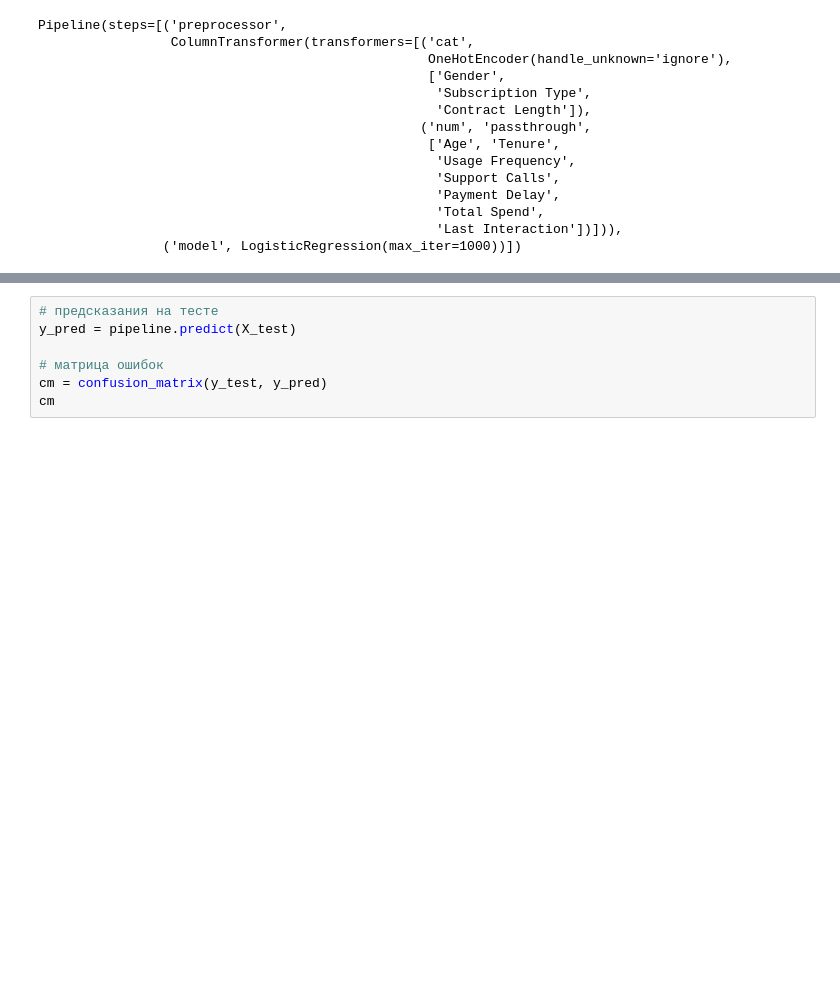
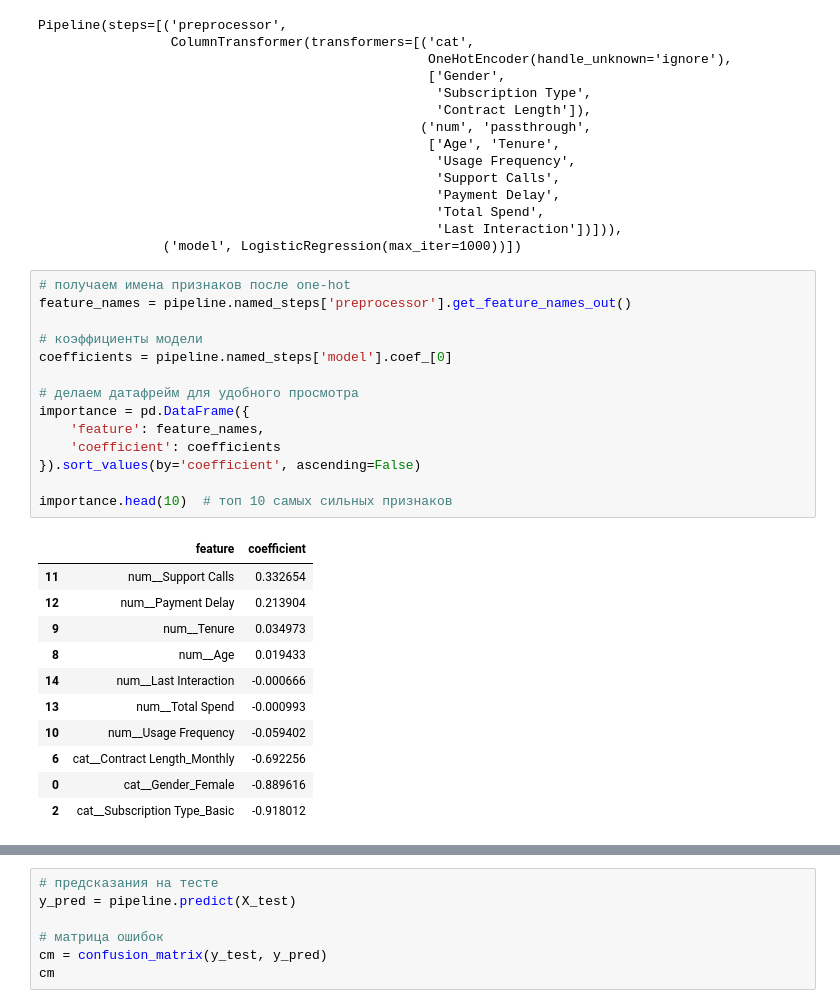
Before and after one commit to easyflygit/churn_prediction_project, a Jupyter notebook: notebooks/01_eda.ipynb, the cells around one changed output, grey strips where cells are left out. Drawn from its saved outputs; the diff is of its cells as text; blank space fills up the shorter version.

```diff
--- a/notebooks/01_eda.ipynb
+++ b/notebooks/01_eda.ipynb
@@ -113,3 +113,29 @@ Pipeline(steps=[('preprocessor',
                                                    'Total Spend',
                                                    'Last Interaction'])])),
                 ('model', LogisticRegression(max_iter=1000))])
+# %%
+# получаем имена признаков после one-hot
+feature_names = pipeline.named_steps['preprocessor'].get_feature_names_out()
+
+# коэффициенты модели
+coefficients = pipeline.named_steps['model'].coef_[0]
+
+# делаем датафрейм для удобного просмотра
+importance = pd.DataFrame({
+    'feature': feature_names,
+    'coefficient': coefficients
+}).sort_values(by='coefficient', ascending=False)
+
+importance.head(10)  # топ 10 самых сильных признаков
+# %% [output]
+|  | feature | coefficient |
+| 11 | num__Support Calls | 0.332654 |
+| 12 | num__Payment Delay | 0.213904 |
+| 9 | num__Tenure | 0.034973 |
+| 8 | num__Age | 0.019433 |
+| 14 | num__Last Interaction | -0.000666 |
+| 13 | num__Total Spend | -0.000993 |
+| 10 | num__Usage Frequency | -0.059402 |
+| 6 | cat__Contract Length_Monthly | -0.692256 |
+| 0 | cat__Gender_Female | -0.889616 |
+| 2 | cat__Subscription Type_Basic | -0.918012 |
```
Also changed, not shown: parts of 4 cells of this notebook.
